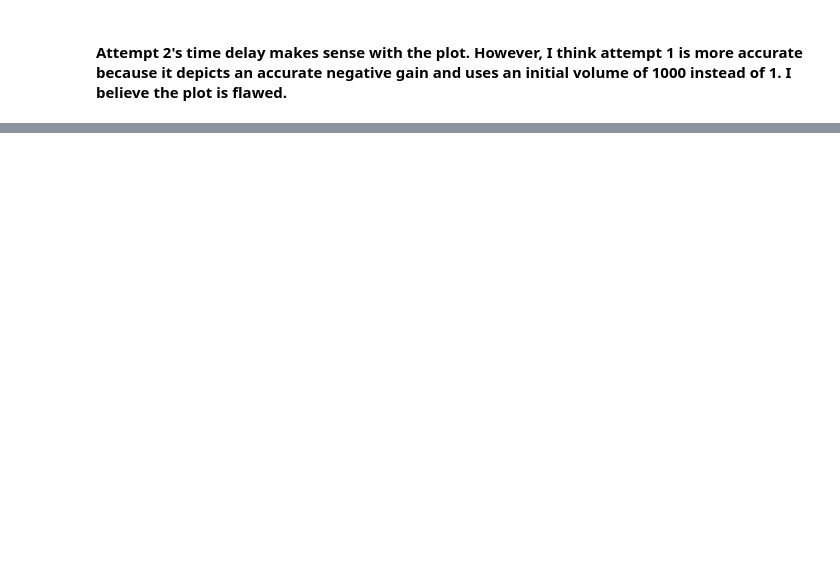
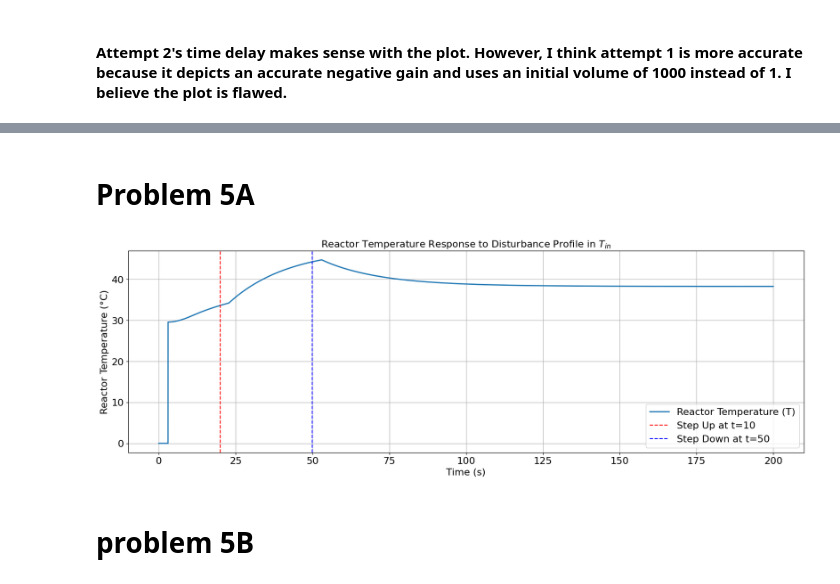
Before and after one commit to rahilisashaik/cbe_162, a Jupyter notebook: project/162_project.ipynb, the cells around one changed output, grey strips where cells are left out. Drawn from its saved outputs; the diff is of its cells as text; code cells hidden in the pictures; blank space fills up the shorter version.

```diff
--- a/project/162_project.ipynb
+++ b/project/162_project.ipynb
@@ -523,0 +572,46 @@ plt.show()
+# %% [markdown]
+# Problem 5A
+# %%
+def dynamic_model_with_step_T(time, x0):
+    result_sp = set_point(time, x0)
+    result = np.zeros((7, T_DELAY * (T_POINT - 1)))
+
+    for i in range(time[1] - T_DELAY):
+        if i == 0:
+            x0 = x0
+
+        V, Cx, Cp, Cs, Co2, T, Tag = current_output(i, result)
+        Vsp, Cxsp, Cpsp, Cssp, Co2sp, Tsp, Tagsp = current_output(i, result_sp)
+
+        T_in = lambda t: 25 if t < 20 else (35 if t <= 50 else 25)
+        Fi = lambda t: 51
+        Fe = lambda t: 51
+        cS_in = lambda t: 60
+        Fag = lambda t: 18
+
+        result = solve_step([i, i + 1], x0, Fi, Fe, T_in, cS_in, Fag, result)
+        x0 = result[:, -1]
+
+    t = np.linspace(time[0], time[1], (time[1] - time[0]) * (T_POINT - 1) + 1)
+    return t, result, result_sp
+# %%
+x0 = [1000, 0.90467678228155, 12.51524128083789, 29.73892382828279, 3.10695341758232, 29.57321214183856, 27.05393890970931]
+t_final = 200
+
+t_step, result_step, result_sp = dynamic_model_with_step_T([0, t_final], x0)
+T_step = result_step[5, :]
+# %%
+plt.figure(figsize=(20, 6))
+plt.plot(t_step, T_step, label="Reactor Temperature (T)", linewidth=2)
+plt.axvline(20, color='red', linestyle='--', label="Step Up at t=10")
+plt.axvline(50, color='blue', linestyle='--', label="Step Down at t=50")
+plt.title("Reactor Temperature Response to Disturbance Profile in $T_{in}$")
+plt.xlabel("Time (s)")
+plt.ylabel("Reactor Temperature (°C)")
+plt.legend()
+plt.grid(True)
+plt.show()
+# %% [output]
+[figure, added]
+# %% [markdown]
+# problem 5B
```
Also changed, not shown: parts of 13 cells of this notebook.
